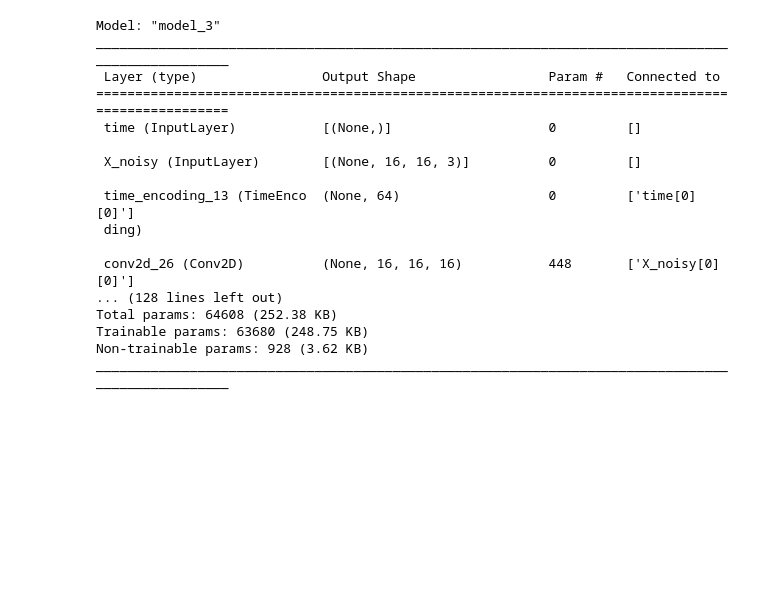
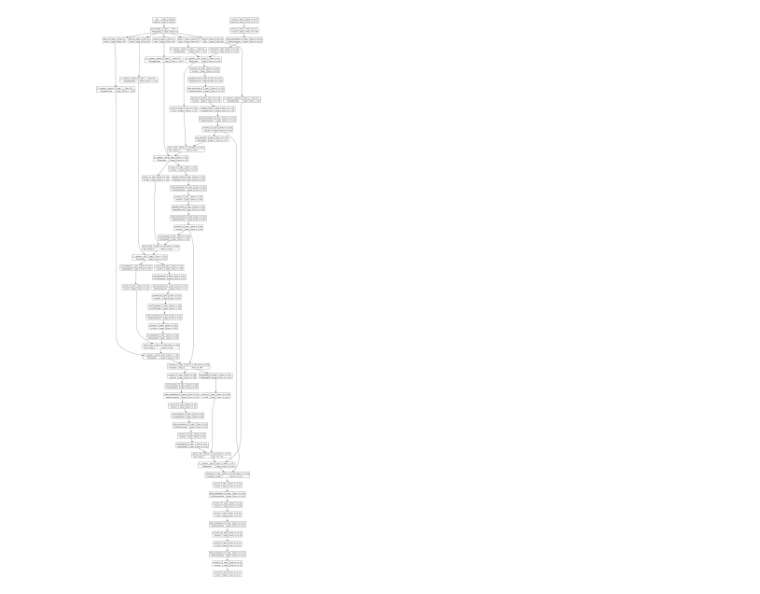
Before and after one commit to fidemin/machine-learning-practice, a Jupyter notebook: hands-on-machine-learning-3rd/Hands_on_Machine_Learning_17_diffusion.ipynb, the cells around one changed output. Saved outputs shown, nothing was run; the diff lists cells and outputs as text; code cells hidden in the pictures; blank space fills up the shorter version.

Commit message:
diffusion model 1

```diff
--- a/hands-on-machine-learning-3rd/Hands_on_Machine_Learning_17_diffusion.ipynb
+++ b/hands-on-machine-learning-3rd/Hands_on_Machine_Learning_17_diffusion.ipynb
@@ -146,7 +146,7 @@ def build_diffusion_model(input_shape, T, embed_size):
     time_input = tl.Input(shape=[], dtype=tf.int32, name='time')
     time_enc = TimeEncoding(T, embed_size)(time_input) # batch_size X embed_size
 
-    dim = 16
+    dim = 32
     Z = tl.Conv2D(dim, 3, padding='same')(X_noisy)
     Z = tl.BatchNormalization()(Z)
     Z = tl.Activation('relu')(Z)
@@ -156,23 +156,24 @@ def build_diffusion_model(input_shape, T, embed_size):
 
     skip = Z
     cross_skips = [] # UNet's skip connection betwwen down sampling and upsampling
-    Z = tl.Activation('relu')(Z)
 
-    for dim in (32, 64, 128):
-        # inception with keeping size
+    for dim in (64, 128):
+        Z = tl.Activation('relu')(Z)
+
+        # inception with keeping W, H but 2x channel size
         Z = tl.SeparableConv2D(dim, 3, padding='same')(Z)
         Z = tl.BatchNormalization()(Z)
         Z = tl.Activation('relu')(Z)
 
-        # inception with keeping size
+        # inception with keeping W,H, C
         Z = tl.SeparableConv2D(dim, 3, padding='same')(Z)
         Z = tl.BatchNormalization()(Z)
         Z = tl.Activation('relu')(Z)
 
         cross_skips.append(Z)
 
-        Z = tl.MaxPooling2D(3, strides=2, padding='same')(Z) # half-size
-        skip_link = tl.Conv2D(dim, 1, strides=2, padding='same')(skip) # half-size
+        Z = tl.MaxPooling2D(3, strides=2, padding='same')(Z) # half W, H
+        skip_link = tl.Conv2D(dim, 1, strides=2, padding='same')(skip) # half W, H
 
         Z = tl.Add()([Z, skip_link])
 
@@ -180,28 +181,40 @@ def build_diffusion_model(input_shape, T, embed_size):
         Z = time_Z[:, tf.newaxis, tf.newaxis, :] + Z
         skip = Z
 
-    output = Z
+
+
+    for dim in (64, 32):
+        # same W, H but 1/2 channel size
+        Z = tl.Activation('relu')(Z)
+
+        Z = tl.Conv2DTranspose(dim, 3, padding='same')(Z)
+        Z = tl.BatchNormalization()(Z)
+        Z = tl.Activation('relu')(Z)
+
+        # same W, H but 1/2 channel size
+        Z = tl.Conv2DTranspose(dim, 3, padding='same')(Z)
+        Z = tl.BatchNormalization()(Z)
+        Z = tl.Activation('relu')(Z)
+
+        Z = tl.UpSampling2D(2)(Z) # 2x W, H with repeat value
+
+        skip_link = tl.UpSampling2D(2)(skip) # 2x W, H of skip
+        skip_link = tl.Conv2D(dim, 1, padding='same')(skip_link) # 1/2 channel dimension of skip
+        Z = tl.Add()([Z, skip_link])
+
+        time_Z = tl.Dense(dim)(time_enc)
+        Z = time_Z[:, tf.newaxis, tf.newaxis, :] + Z
+        Z = tl.concatenate([Z, cross_skips.pop()], axis=-1) # concat by channel layer
+        # print(Z)
+        skip = Z
+
+    output = tl.Conv2D(3, 3, padding='same')(Z)
 
     return tf.keras.Model(inputs=[X_noisy, time_input], outputs=[output])
-
-model = build_diffusion_model([16, 16, 3], 500, 64)
-
-plot_model(model, to_file='assets/
-# %% [output]
-Model: "model_3"
-__________________________________________________________________________________________________
- Layer (type)                Output Shape                 Param #   Connected to
-==================================================================================================
- time (InputLayer)           [(None,)]                    0         []
-
- X_noisy (InputLayer)        [(None, 16, 16, 3)]          0         []
-
- time_encoding_13 (TimeEnco  (None, 64)                   0         ['time[0][0]']
- ding)
-
- conv2d_26 (Conv2D)          (None, 16, 16, 16)           448       ['X_noisy[0][0]']
-... (128 lines left out)
-Total params: 64608 (252.38 KB)
-Trainable params: 63680 (248.75 KB)
-Non-trainable params: 928 (3.62 KB)
-__________________________________________________________________________________________________
+# %%
+model = build_diffusion_model([16, 16, 3], T, 32)
+from tensorflow.keras.utils import plot_model
+
+plot_model(model, to_file='diffusion_mode.png', show_shapes=True, show_layer_names=True)
+# %% [output]
+[figure, added]
```
Also changed, not shown: parts of 11 cells of this notebook, 4 other files.
